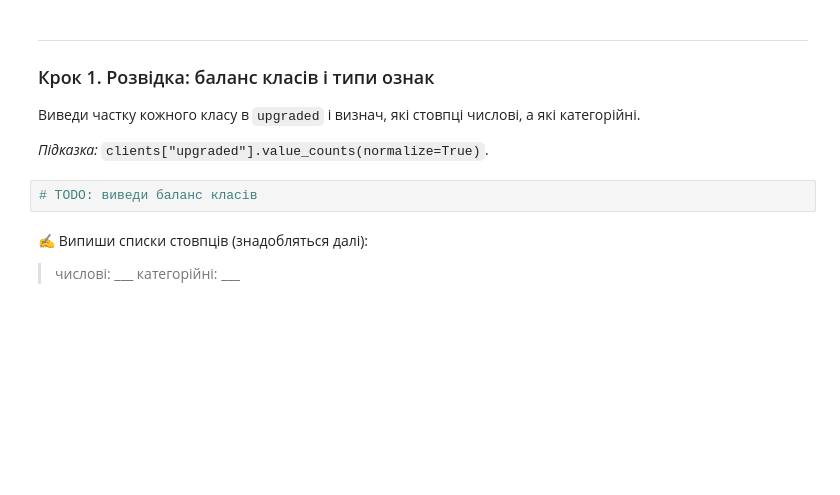
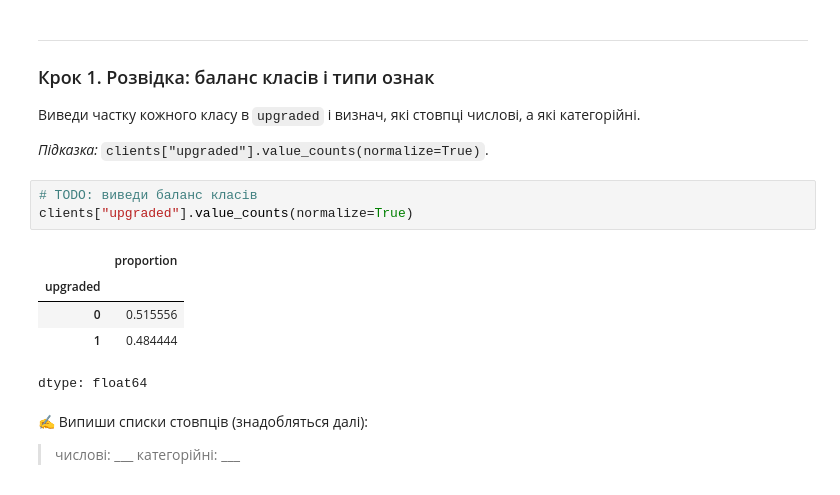
Before and after one commit to Olga-Lyt/DTA-2026, a Jupyter notebook: ML/logreg_pipeline_TASKS.ipynb, the cells around one changed output. Drawn from its saved outputs; the diff is of its cells as text; blank space fills up the shorter version.

```diff
--- a/ML/logreg_pipeline_TASKS.ipynb
+++ b/ML/logreg_pipeline_TASKS.ipynb
@@ -70,6 +80,13 @@ clients.head()
 *Підказка:* `clients["upgraded"].value_counts(normalize=True)`.
 # %%
 # TODO: виведи баланс класів
+clients["upgraded"].value_counts(normalize=True)
+# %% [output]
+|  | proportion |
+| upgraded |  |
+| 0 | 0.515556 |
+| 1 | 0.484444 |
+dtype: float64
 # %% [markdown]
 ✍️ Випиши списки стовпців (знадобляться далі):
 > числові: ___
```
Also changed, not shown: parts of 17 cells of this notebook.
